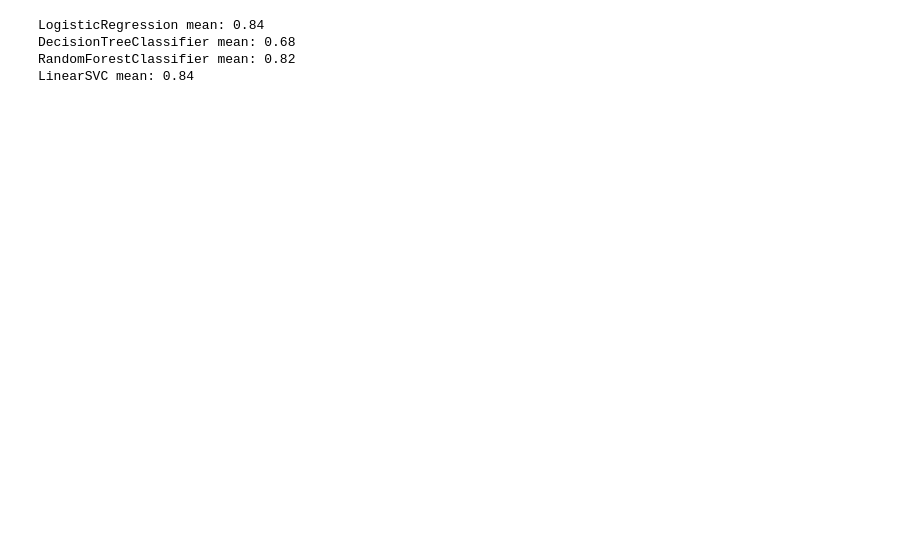
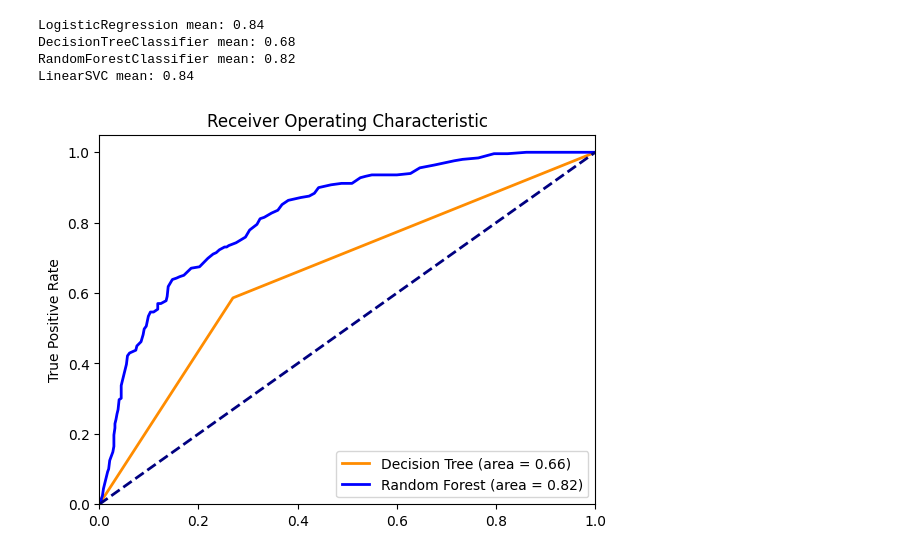
Before and after one commit to thereallexluttor/pyspark-the-correct-way, a Jupyter notebook: notebooks/scikit-learn.ipynb, the cells around one changed output. Cells and saved outputs as stored; diff of their text form; code cells hidden in the pictures; blank space fills up the shorter version.

Commit message:
pyspark classifiers

```diff
--- a/notebooks/scikit-learn.ipynb
+++ b/notebooks/scikit-learn.ipynb
@@ -56,0 +63,45 @@ LinearSVC mean: 0.84
+# %%
+#define the decision tree and random forest models
+
+decision_tree_model = DecisionTreeClassifier()
+random_forest_model = RandomForestClassifier()
+# %%
+y_scores_decision_tree = cross_val_predict(
+    decision_tree_model,
+    x,
+    y,
+    cv=10,
+    method="predict_proba"
+)
+
+y_scores_random_forest = cross_val_predict(
+    random_forest_model,
+    x,
+    y,
+    cv=10,
+    method="predict_proba"
+)
+# %%
+#calculate roc curves and aucs for the models
+fpr_decision_tree, tpr_decision_tree, _ = roc_curve(y,
+y_scores_decision_tree[:, 1])
+roc_auc_decision_tree = auc(fpr_decision_tree, tpr_decision_tree)
+fpr_random_forest, tpr_random_forest, _ = roc_curve(y,
+y_scores_random_forest[:, 1])
+roc_auc_random_forest = auc(fpr_random_forest, tpr_random_forest)
+# %%
+#plot roc curves
+plt.figure()
+plt.plot(fpr_decision_tree, tpr_decision_tree, color='darkorange',
+lw=2, label='Decision Tree (area = %0.2f)' % roc_auc_decision_tree)
+plt.plot(fpr_random_forest, tpr_random_forest, color='blue', lw=2,
+label='Random Forest (area = %0.2f)' % roc_auc_random_forest)
+plt.plot([0, 1], [0, 1], color='navy', lw=2, linestyle='--')
+plt.xlim([0.0, 1.0])
+plt.ylim([0.0, 1.05])
+plt.ylabel('True Positive Rate')
+plt.title('Receiver Operating Characteristic')
+plt.legend(loc="lower right")
+plt.show()
+# %% [output]
+[figure, added]
```
Also changed, not shown: parts of 12 cells of this notebook.
